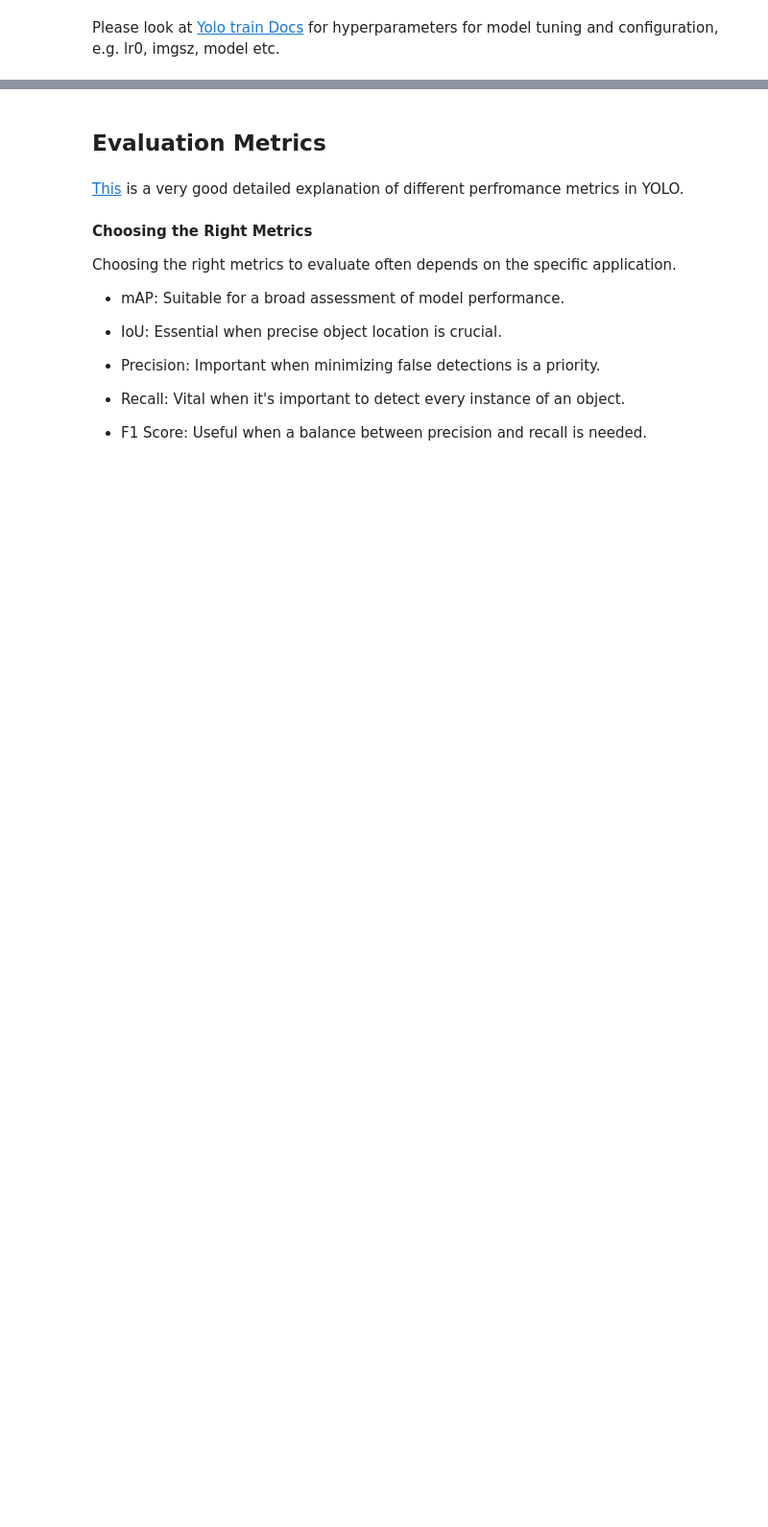
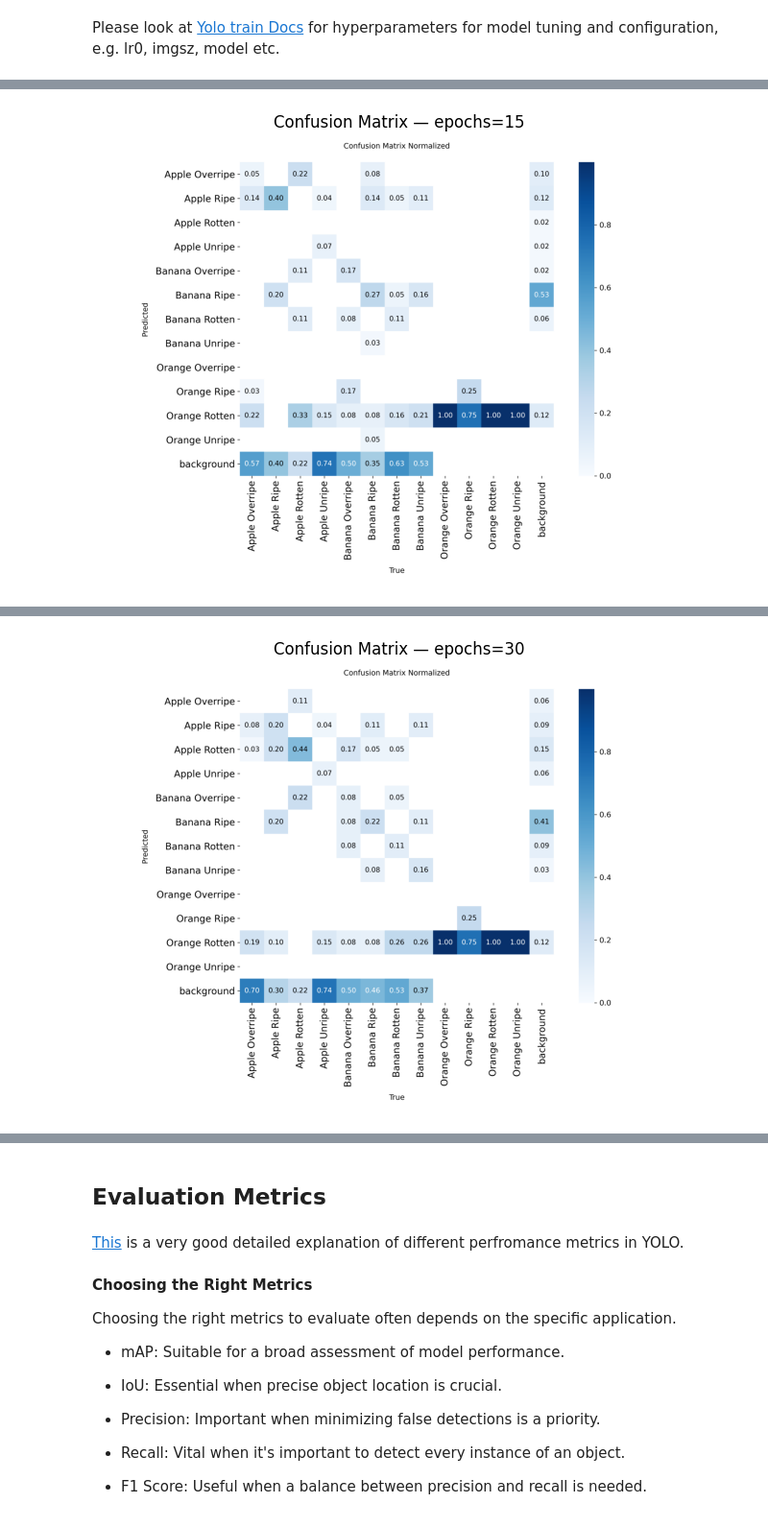
Before and after one commit to apais123/Computer-Vision-Project, a Jupyter notebook: ComputerVisionProject.ipynb, the cells around one changed output, grey strips where cells are left out. Shown at 96% size. Cells and saved outputs as stored; diff of their text form; code cells hidden in the pictures; blank space fills up the shorter version.

Commit message:
Edited epoch hyperparameter

```diff
--- a/ComputerVisionProject.ipynb
+++ b/ComputerVisionProject.ipynb
@@ -1186,4 +1186,2 @@ Overwriting config.yaml
 # %% [markdown]
 Please look at [Yolo train Docs](https://docs.ultralytics.com/modes/train/#train-settings) for hyperparameters for model tuning and configuration, e.g. lr0, imgsz, model etc.
-# %%
-model.train(data="config.yaml",epochs=30,patience=15,batch=16,lr0=0.001,imgsz=640,cls_pw=0.25, project="/content/drive/MyDrive/custom_folder")
@@ -1224,0 +1188,70 @@ stats: {'tp': [], 'conf': [], 'pred_cls': [], 'target_cls': [], 'target_img': []
+# %%
+
+import matplotlib.pyplot as plt
+from PIL import Image
+
+# --- Your Step 3 baseline value, for reference in the printout ---
+baseline_epochs = 5  # <-- change this to whatever your team's Step 3 model actually used
+
+# --- The 3 values you're testing (must differ from baseline_epochs and from each other) ---
+epoch_values = [15, 30, 100]
+
+results_summary = []
+
+for epochs in epoch_values:
+    print(f"\n{'='*50}")
+    print(f"TRAINING WITH epochs={epochs}")
+    print(f"{'='*50}\n")
+
+    # Fresh model every time — same starting point, only epochs differs
+    model = YOLO('yolov8s.pt')
+
+    run_name = f"epochs_{epochs}"
+    model.train(
+        data="config.yaml",
+        epochs=epochs,
+        patience=5,       # keep everything else fixed to your Step 3 baseline
+        batch=8,
+        lr0=0.005,
+        imgsz=640,
+        project="/content/drive/MyDrive/custom_folder",
+        name=run_name,
+        exist_ok=True
+    )
+
+    # Validate and pull metrics
+    metrics = model.val(project="/content/drive/MyDrive/custom_folder", name=run_name, exist_ok=True)
+
+    print(f"\n--- Results for epochs={epochs} ---")
+    print("mAP50-95:", metrics.box.map)
+    print("mAP50:   ", metrics.box.map50)
+    print("mAP75:   ", metrics.box.map75)
+    print("Per-class mAP50-95:", metrics.box.maps)
+    print("Precision (P):", metrics.box.mp)
+    print("Recall (R):   ", metrics.box.mr)
+
+    results_summary.append({
+        "epochs": epochs,
+        "map50_95": metrics.box.map,
+        "map50": metrics.box.map50,
+        "map75": metrics.box.map75,
+        "precision": metrics.box.mp,
+        "recall": metrics.box.mr,
+    })
+
+    # Show this run's confusion matrix
+    cm_path = f"/content/drive/MyDrive/custom_folder/{run_name}/confusion_matrix_normalized.png"
+    plt.figure(figsize=(8, 8))
+    plt.imshow(Image.open(cm_path))
+    plt.axis('off')
+    plt.title(f"Confusion Matrix — epochs={epochs}")
+    plt.show()
+
+# --- Final comparison table across all 3 runs ---
+import pandas as pd
+summary_df = pd.DataFrame(results_summary)
+print(f"\n{'='*50}")
+print(f"COMPARISON TABLE (baseline epochs={baseline_epochs} for reference)")
+print(f"{'='*50}")
+print(summary_df)
+# %% [output]
@@ -1224,0 +1275 @@ stats: {'tp': [], 'conf': [], 'pred_cls': [], 'target_cls': [], 'target_img': []
+[figure, added]
@@ -1224,0 +1293 @@ stats: {'tp': [], 'conf': [], 'pred_cls': [], 'target_cls': [], 'target_img': []
+[figure, added]
```
Also changed, not shown: parts of 6 cells of this notebook.
